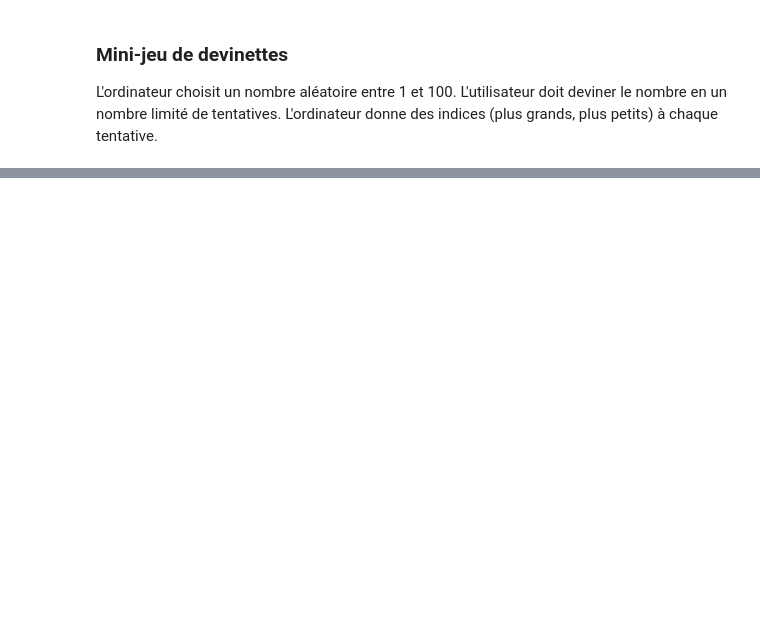
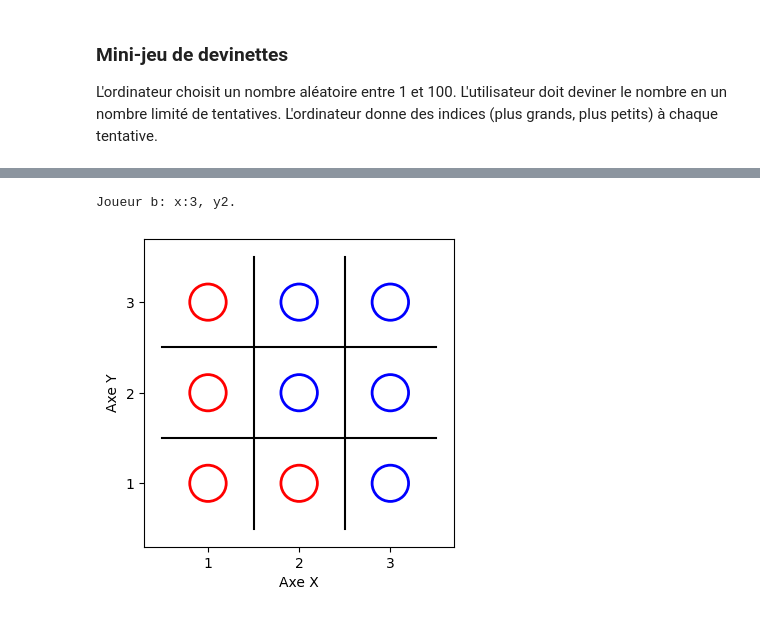
Before and after one commit to KiykoHanna/Simplon_Python, a Jupyter notebook: notebook.ipynb, the cells around one changed output, grey strips where cells are left out. Drawn from its saved outputs; the diff is of its cells as text; code cells hidden in the pictures; blank space fills up the shorter version.

```diff
--- a/notebook.ipynb
+++ b/notebook.ipynb
@@ -489,0 +639,32 @@ for i in range(N_tent):
+# %%
+jeu_array = np.zeros(9).reshape((3, 3))
+joueur = ["r", "b"]
+
+for n_coup in range(10):
+    clear_output(wait=True)
+    j = joueur[n_coup % 2]
+    print(f"Joueur {j}, votre tour:")
+    afficher_grid(jeu_array)
+
+    x, y = ton_tour(j)
+    print(f"Joueur {j}: x:{x}, y{y}.")
+    afficher_grid(jeu_array)
+
+    if verif_input(x, y, jeu_array):
+        jeu_array[x -1, y -1] = 1 if j == "r" else -1
+        clear_output(wait=True)
+        print(f"Joueur {j}: x:{x}, y{y}.")
+        afficher_grid(jeu_array)
+    else:
+        clear_output(wait=True)
+        print(f"Joueur {j}, Vous vous avez trompez: x:{x}, y{y}.")
+        afficher_grid(jeu_array)
+        continue
+
+    if verif_result(jeu_array):
+        print("Congradulation!")
+        afficher_result(verif_result(jeu_array))
+        break
+# %% [output]
+Joueur b: x:3, y2.
+[figure, added]
```
Also changed, not shown: parts of 16 cells of this notebook.
